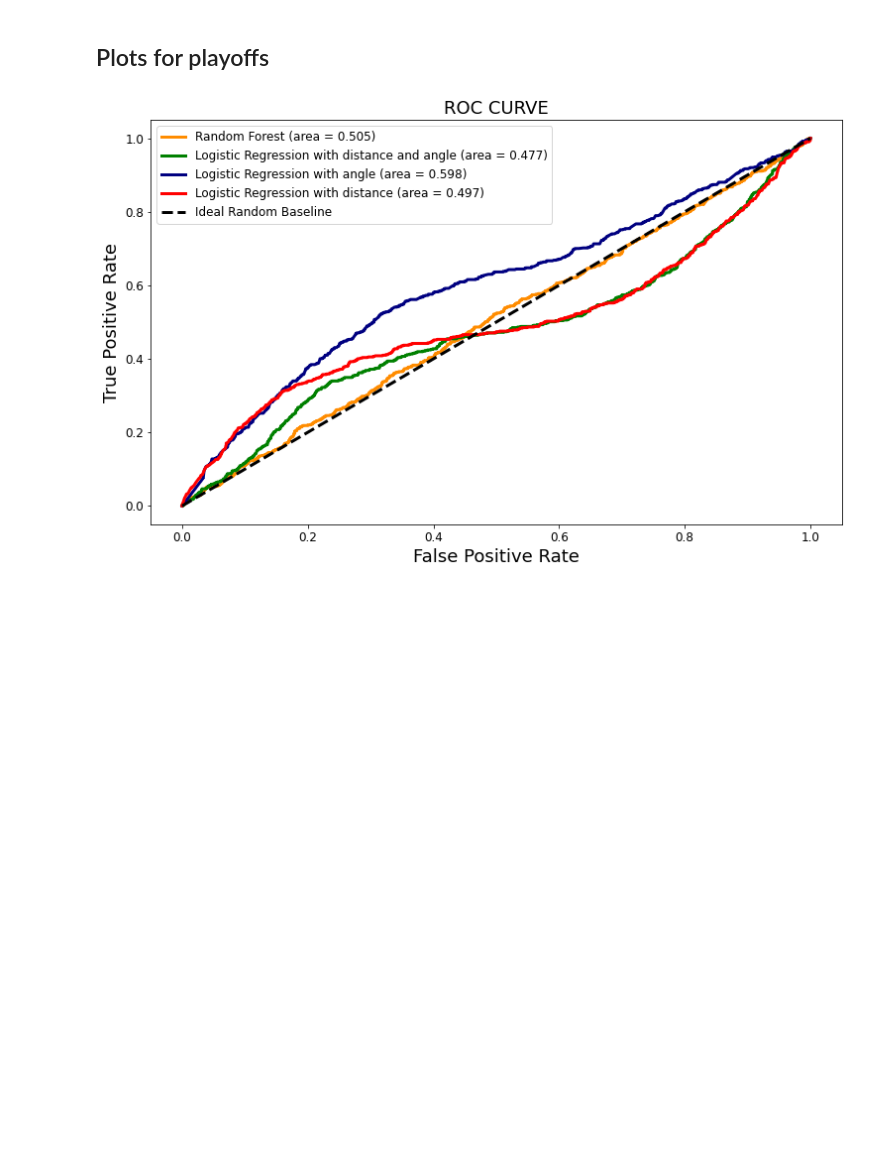
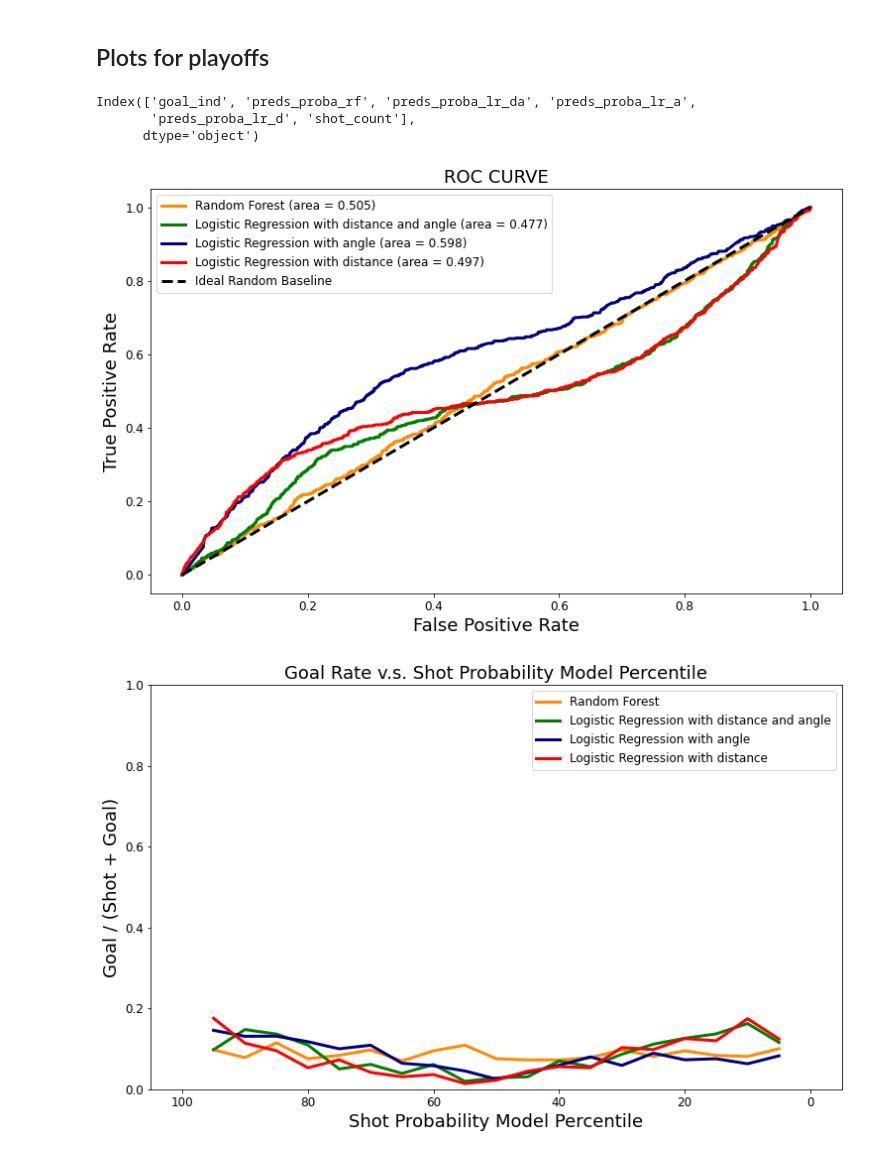
Before and after one commit to KrishnaManeeshaDendukuri/ift6758, a Jupyter notebook: ift6758-project-template-main/notebooks/Question_7_M2.ipynb, the cells around one changed output. Saved outputs shown, nothing was run; the diff lists cells and outputs as text; code cells hidden in the pictures; blank space fills up the shorter version.

```diff
--- a/ift6758-project-template-main/notebooks/Question_7_M2.ipynb
+++ b/ift6758-project-template-main/notebooks/Question_7_M2.ipynb
@@ -417,7 +277,22 @@ report_xgb_p = classification_report(y_P, preds_xgb_p, output_dict=True)
 ## Dataframe with ground truth labels from Test set and the the prediction probabilities from each of the models
 df_prob_p = pd.DataFrame({"goal_ind":y_P, "preds_proba_rf": preds_proba_rf_p[:,1], "preds_proba_lr_da": preds_proba_lr_da_p[:,1],"preds_proba_lr_a": preds_proba_lr_a_p[:,1],"preds_proba_lr_d": preds_proba_lr_d_p[:,1]}) # "preds_proba_xgb": preds_proba_xgb_p[:,1] })
 df_prob_p['shot_count'] = 1
-# %%
-plt = get_roc_auc_plot(df_prob = df_prob_p, list_labels = model_list)
-# %% [output]
-[figure, removed]
+# %%
+# model_list = ["Random Forest", "Logistic Regression with distance and angle",
+# "Logistic Regression with angle","Logistic Regression with distance"] # ,"XGBoost"]
+df_prob_p.columns
+# %% [output]
+Index(['goal_ind', 'preds_proba_rf', 'preds_proba_lr_da', 'preds_proba_lr_a',
+       'preds_proba_lr_d', 'shot_count'],
+      dtype='object')
+# %%
+roc_p = get_roc_auc_plot(df_prob = df_prob_p, list_labels = model_list)
+
+grp_p = get_goal_rate_plot(df_prob = df_prob_p, list_labels = model_list)
+
+crp_p = get_cum_rate_plot(df_prob = df_prob_p, list_labels = model_list)
+
+calib_p = get_calibration_plot(df_prob = df_prob_p, list_labels = model_list)
+# %% [output]
+[figure, added]
+[figure, added]
```
Also changed, not shown: parts of 16 cells of this notebook.
